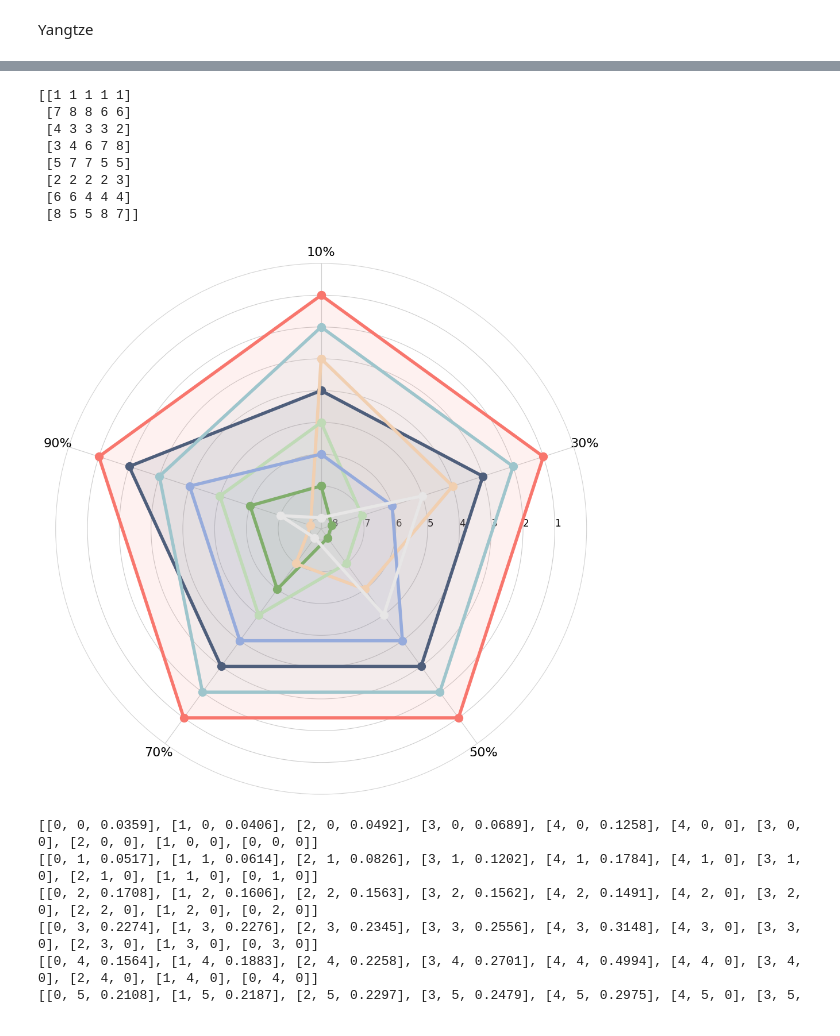
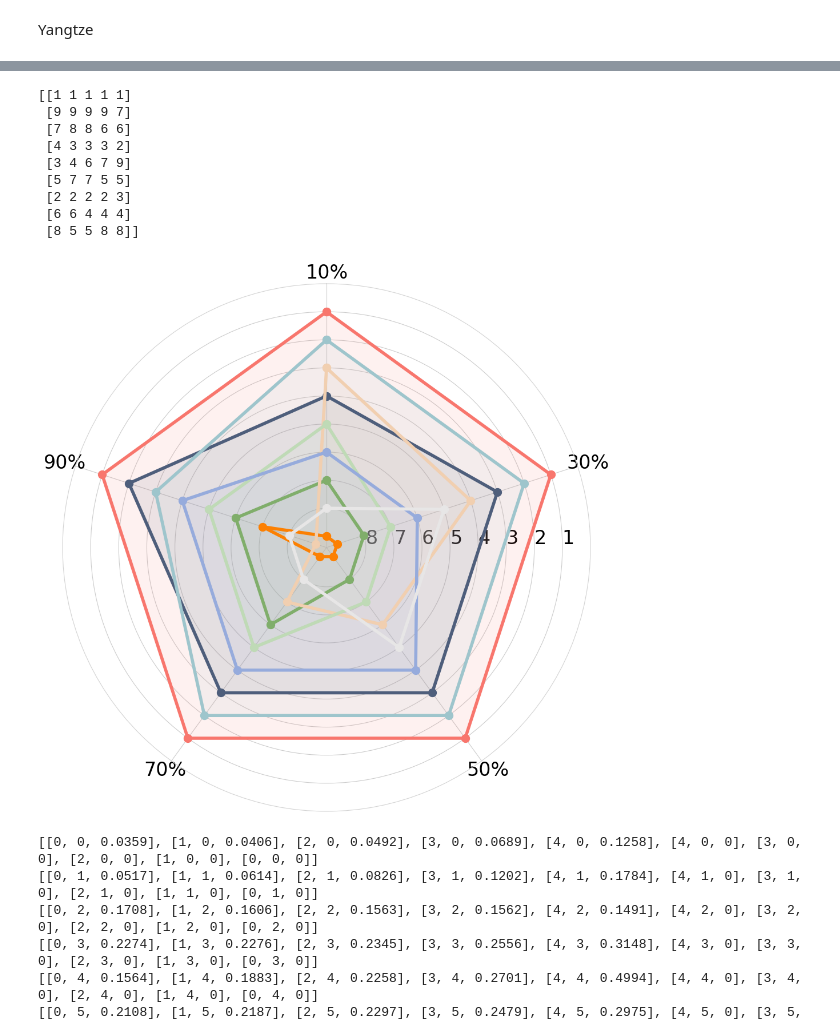
Before and after one commit to YangLabHKUST/STIMP, a Jupyter notebook: visualization/overall_performance.ipynb, the cells around one changed output, grey strips where cells are left out. Cells and saved outputs as stored; diff of their text form; code cells hidden in the pictures.

```diff
--- a/visualization/overall_performance.ipynb
+++ b/visualization/overall_performance.ipynb
@@ -273,7 +275,7 @@ def plot_radar_chart(data, methods, title, metrics):
     ax.spines["polar"].set_zorder(1)
     ax.spines["polar"].set_color("lightgrey")
 
-    color_palette = ["#F8766D", "#80AE6B", "#4E5E7B",  "#F1CFB0", "#BFDAB6", "#9EC5CC", "#96ABDC","#E7E6E6"]
+    color_palette = ["#F8766D", "#FC8002","#80AE6B", "#4E5E7B",  "#F1CFB0", "#BFDAB6", "#9EC5CC", "#96ABDC","#E7E6E6"]
 
     for i in range(data.shape[0]):
         values = data[i]
@@ -282,8 +284,8 @@ def plot_radar_chart(data, methods, title, metrics):
         ax.fill(theta, values, alpha=0.10, color=color_palette[i % len(color_palette)])
 
 
-    plt.yticks(np.linspace(8, 1, 8), np.linspace(8, 1, 8).tolist(), color="black", size=12)
-    plt.xticks(theta[:-1], metrics, color="black", size=16)
+    plt.yticks(np.linspace(8, 1, 8), np.linspace(8, 1, 8).tolist(), color="black", size=24)
+    plt.xticks(theta[:-1], metrics, color="black", size=24)
     ax.yaxis.set_inverted(True)
     # ax.yaxis.set_major_locator(MaxNLocator(integer=True))
     ax.yaxis.set_major_formatter(mtick.FormatStrFormatter('%d'))
@@ -391,10 +320,10 @@ import matplotlib.pyplot as plt
 import requests
 import matplotlib.ticker as mtick
 
-methods = ["Our", "CSDI", "ImputeFormer", "Inpainter", "Lin-ITP", "MAE", "Slide Window", "TRMF"]
 metrics = ["10%", "30%", "50%", "70%", "90%"]
 value = np.array([
                   [0.0316, 0.0348, 0.0404, 0.0535, 0.0963],
+                  [0.5095, 0.5084, 0.5045, 0.4939, 0.4832],
                   [0.1643, 0.1649, 0.1665, 0.1690, 0.1958],
                   [0.0785, 0.0787, 0.0788, 0.0804, 0.0847],
                   [0.1740, 0.2297, 0.3410, 0.4201, 0.4749],
@@ -420,7 +349,7 @@ def plot_radar_chart(data, methods, title, metrics):
     ax.spines["polar"].set_zorder(1)
     ax.spines["polar"].set_color("lightgrey")
 
-    color_palette = ["#F8766D", "#80AE6B", "#4E5E7B",  "#F1CFB0", "#BFDAB6", "#9EC5CC", "#96ABDC","#E7E6E6"]
+    color_palette = ["#F8766D", "#FC8002","#80AE6B", "#4E5E7B",  "#F1CFB0", "#BFDAB6", "#9EC5CC", "#96ABDC","#E7E6E6"]
 
     for i in range(data.shape[0]):
         values = data[i]
@@ -460,7 +389,7 @@ def plot_radar_chart(data, methods, title, metrics):
     ax.spines["polar"].set_zorder(1)
     ax.spines["polar"].set_color("lightgrey")
 
-    color_palette = ["#F8766D", "#80AE6B", "#4E5E7B",  "#F1CFB0", "#BFDAB6", "#9EC5CC", "#96ABDC","#E7E6E6"]
+    color_palette = ["#F8766D", "#FC8002","#80AE6B", "#4E5E7B",  "#F1CFB0", "#BFDAB6", "#9EC5CC", "#96ABDC","#E7E6E6"]
 
     for i in range(data.shape[0]):
         values = data[i]
@@ -469,8 +398,8 @@ def plot_radar_chart(data, methods, title, metrics):
         ax.fill(theta, values, alpha=0.10, color=color_palette[i % len(color_palette)])
 
 
-    plt.yticks(np.linspace(8, 1, 8), np.linspace(8, 1, 8).tolist(), color="black", size=12)
-    plt.xticks(theta[:-1], metrics, color="black", size=16)
+    plt.yticks(np.linspace(8, 1, 8), np.linspace(8, 1, 8).tolist(), color="black", size=24)
+    plt.xticks(theta[:-1], metrics, color="black", size=24)
     ax.yaxis.set_inverted(True)
     # ax.yaxis.set_major_locator(MaxNLocator(integer=True))
     ax.yaxis.set_major_formatter(mtick.FormatStrFormatter('%d'))
@@ -578,10 +434,9 @@ import matplotlib.pyplot as plt
 import requests
 import matplotlib.ticker as mtick
 
-methods = ["Our", "CSDI", "ImputeFormer", "Inpainter", "Lin-ITP", "MAE", "Slide Window", "TRMF"]
-metrics = ["10%", "30%", "50%", "70%", "90%"]
 value = np.array([
                   [0.0359, 0.0406, 0.0492, 0.0689, 0.1258],
+                  [0.3958, 0.3947, 0.3922, 0.3917, 0.3970],
                   [0.2274, 0.2276, 0.2345, 0.2556, 0.3148],
                   [0.1708, 0.1606, 0.1563, 0.1562, 0.1491],
                   [0.1564, 0.1883, 0.2258, 0.2701, 0.4994],
@@ -591,7 +446,7 @@ value = np.array([
                   [0.2299, 0.2137, 0.2237, 0.3463, 0.4101]])
 
 
-# Function
+# Function[]
 def plot_radar_chart(data, methods, title, metrics):
     N = len(metrics)
     theta = np.linspace(0, 2 * np.pi, N, endpoint=False)
@@ -607,7 +462,8 @@ def plot_radar_chart(data, methods, title, metrics):
     ax.spines["polar"].set_zorder(1)
     ax.spines["polar"].set_color("lightgrey")
 
-    color_palette = ["#F8766D", "#80AE6B", "#4E5E7B",  "#F1CFB0", "#BFDAB6", "#9EC5CC", "#96ABDC","#E7E6E6"]
+    # color_palette = ["#F8766D", "#80AE6B", "#4E5E7B",  "#F1CFB0", "#BFDAB6", "#9EC5CC", "#96ABDC","#E7E6E6"]
+    color_palette = ["#F8766D", "#FC8002","#80AE6B", "#4E5E7B",  "#F1CFB0", "#BFDAB6", "#9EC5CC", "#96ABDC","#E7E6E6"]
 
     for i in range(data.shape[0]):
         values = data[i]
@@ -647,41 +503,43 @@ def plot_radar_chart(data, methods, title, metrics):
     ax.spines["polar"].set_zorder(1)
     ax.spines["polar"].set_color("lightgrey")
 
-    color_palette = ["#F8766D", "#80AE6B", "#4E5E7B",  "#F1CFB0", "#BFDAB6", "#9EC5CC", "#96ABDC","#E7E6E6"]
+    # color_palette = ["#F8766D", "#80AE6B", "#4E5E7B",  "#F1CFB0", "#BFDAB6", "#9EC5CC", "#96ABDC","#E7E6E6"]
+    color_palette = ["#F8766D", "#FC8002","#80AE6B", "#4E5E7B",  "#F1CFB0", "#BFDAB6", "#9EC5CC", "#96ABDC","#E7E6E6"]
 
     for i in range(data.shape[0]):
         values = data[i]
         values = np.concatenate([values, values[0][np.newaxis]], 0)
         ax.plot(theta, values, linewidth=4, linestyle="solid", label=methods[i], marker='o', markersize=10,color=color_palette[i%len(color_palette)])
         ax.fill(theta, values, alpha=0.10, color=color_palette[i % len(color_palette)])
 
 
-    plt.yticks(np.linspace(8, 1, 8), np.linspace(8, 1, 8).tolist(), color="black", size=12)
-    plt.xticks(theta[:-1], metrics, color="black", size=16)
+    plt.yticks(np.linspace(8, 1, 8), np.linspace(8, 1, 8).tolist(), color="black", size=24)
+    plt.xticks(theta[:-1], metrics, color="black", size=24)
     ax.yaxis.set_inverted(True)
     # ax.yaxis.set_major_locator(MaxNLocator(integer=True))
     ax.yaxis.set_major_formatter(mtick.FormatStrFormatter('%d'))
 
     # plt.legend(loc="upper right", bbox_to_anchor=(1.3, 1.1))
     # plt.legend(loc="upper right", bbox_to_anchor=(1.05,1.05))
 
     return fig
 
 # Plot
 rankings = np.argsort(np.argsort(value, 0),0)+1
 print(rankings)
 fig = plot_radar_chart(rankings, methods, title="", metrics=metrics)
 plt.show()
 # %% [output]
 [[1 1 1 1 1]
+ [9 9 9 9 7]
  [7 8 8 6 6]
  [4 3 3 3 2]
- [3 4 6 7 8]
+ [3 4 6 7 9]
  [5 7 7 5 5]
  [2 2 2 2 3]
  [6 6 4 4 4]
- [8 5 5 8 7]]
+ [8 5 5 8 8]]
-[figure, old version]
+[figure, new version]
 # %%
 import numpy as np
 import matplotlib.pyplot as plt
```
Also changed, not shown: parts of 9 cells of this notebook, 2 other files.
